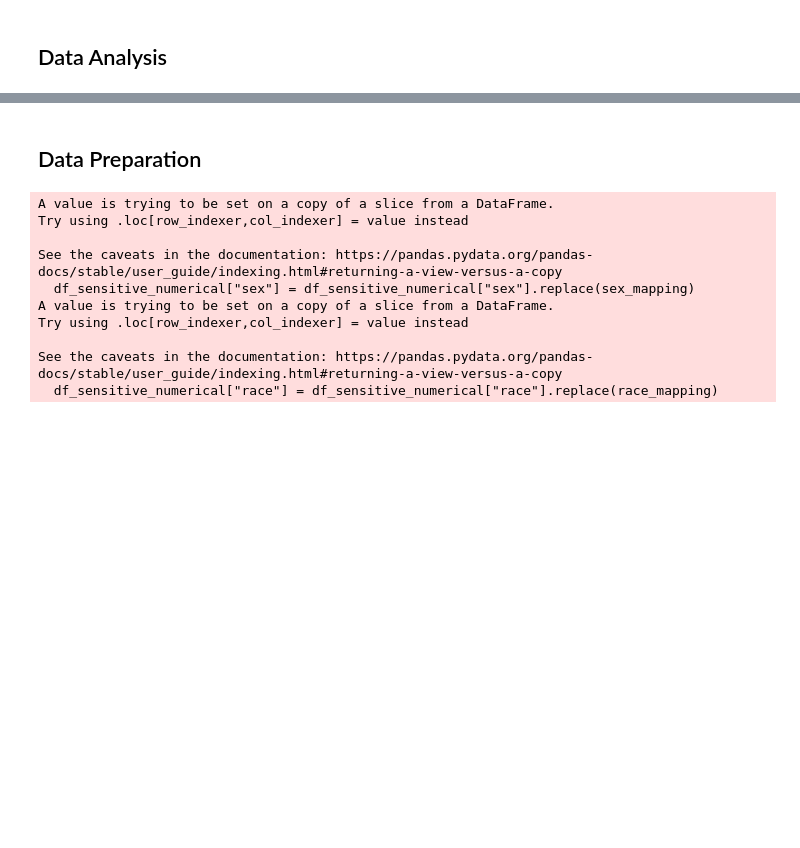
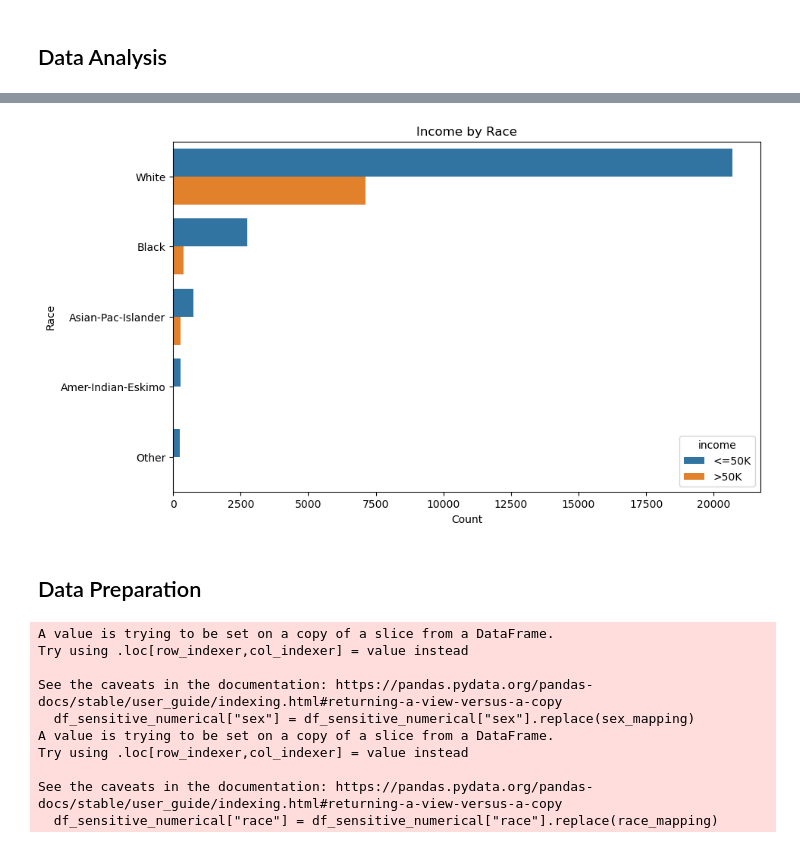
Before and after one commit to EmmanuelGyauAmoakoh/DataScienceProjectITCS227, a Jupyter notebook: FairCreditApprovalPrediction.ipynb, the cells around one changed output, grey strips where cells are left out. Saved outputs shown, nothing was run; the diff lists cells and outputs as text; code cells hidden in the pictures; blank space fills up the shorter version.

```diff
--- a/FairCreditApprovalPrediction.ipynb
+++ b/FairCreditApprovalPrediction.ipynb
@@ -156,3 +299,13 @@ print(df_adult.describe())
+# %%
+# Race & Ethnic disparity in income
+plt.figure(figsize=(10, 6))
+sns.countplot(data=df, y='race', hue='income', order=df['race'].value_counts().index)
+plt.title("Income by Race")
+plt.xlabel("Count")
+plt.ylabel("Race")
+plt.show()
+# %% [output]
+[figure, added]
 # %% [markdown]
 <h2> Data Preparation</h2>
 # %%
```
Also changed, not shown: parts of 15 cells of this notebook.
